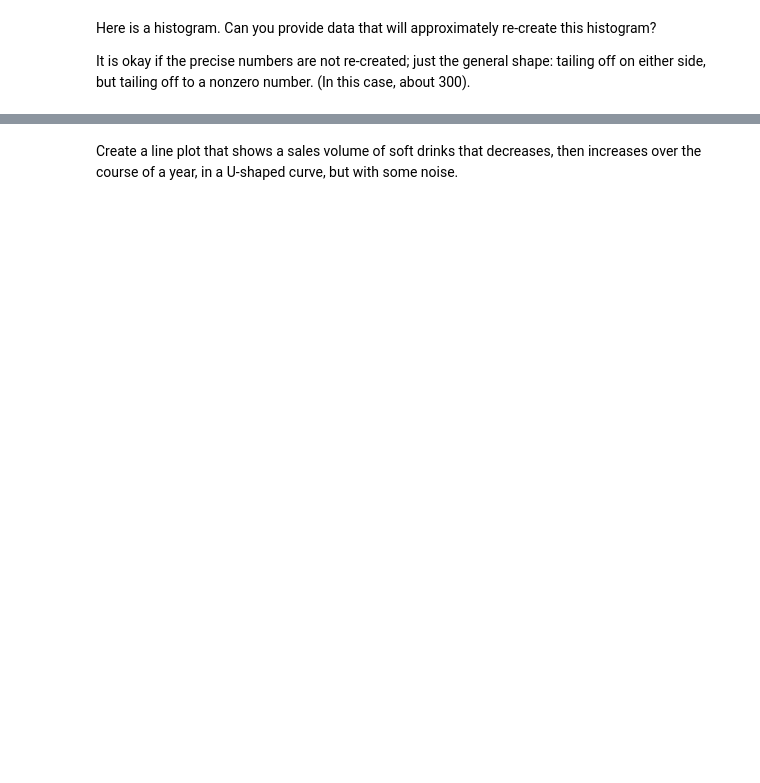
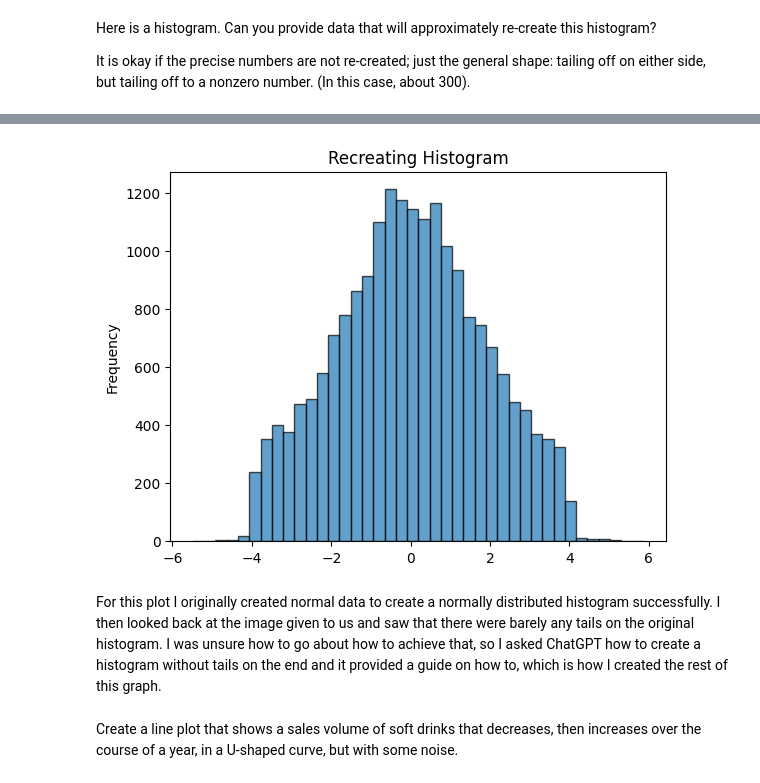
Before and after one commit to eghatzis0527/DX699---HW-Assignments, a Jupyter notebook: OMDS-ModB2-Week5-Hatzis-Eleni.ipynb, the cells around one changed output, grey strips where cells are left out. Saved outputs shown, nothing was run; the diff lists cells and outputs as text; code cells hidden in the pictures; blank space fills up the shorter version.

```diff
--- a/OMDS-ModB2-Week5-Hatzis-Eleni.ipynb
+++ b/OMDS-ModB2-Week5-Hatzis-Eleni.ipynb
@@ -181,2 +232,16 @@ Image("histogram.png")
+# %%
+data_hist_n = np.random.normal(loc = 0, scale = 1.5, size = 12000)
+data_hist_u = np.random.uniform(low = -4, high = 4, size = 8000)
+
+data_hist = np.concatenate((data_hist_u, data_hist_n))
+
+plt.hist(data_hist, bins = 40, edgecolor = 'black', alpha = 0.7)
+plt.title('Recreating Histogram')
+plt.ylabel('Frequency')
+plt.show()
+# %% [output]
+[figure, added]
+# %% [markdown]
+For this plot I originally created normal data to create a normally distributed histogram successfully. I then looked back at the image given to us and saw that there were barely any tails on the original histogram. I was unsure how to go about how to achieve that, so I asked ChatGPT how to create a histogram without tails on the end and it provided a guide on how to, which is how I created the rest of this graph.
 # %% [markdown]
 Create a line plot that shows a sales volume of soft drinks that decreases, then increases over the course of a year, in a U-shaped curve, but with some noise.
```
Also changed, not shown: parts of 12 cells of this notebook.
